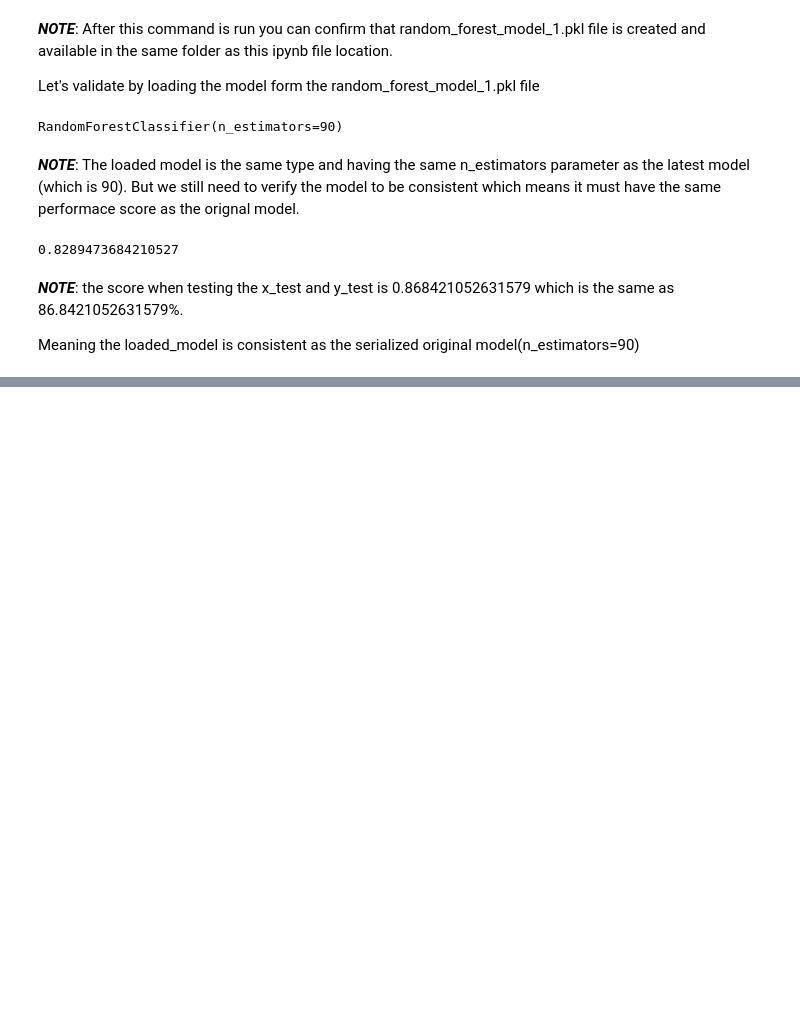
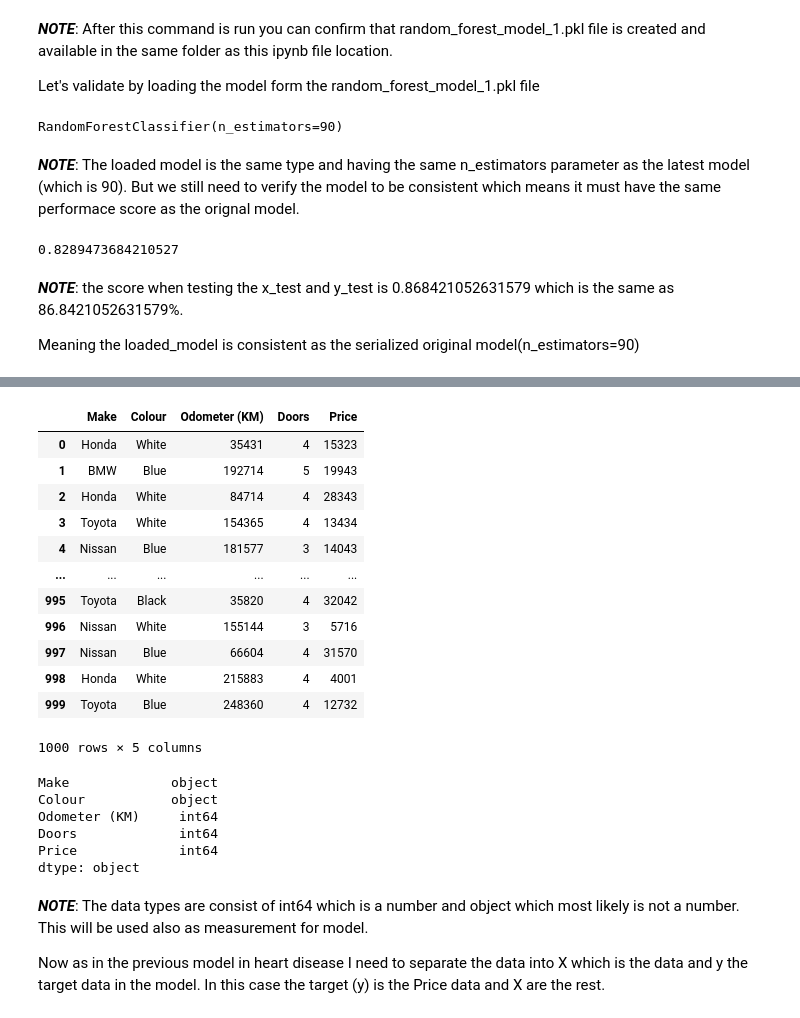
Before and after one commit to m00racle/zero-to-mastery-ml, a Jupyter notebook: section-2-data-science-and-ml-tools/Scikit-Learn-1.ipynb, the cells around one changed output, grey strips where cells are left out. Drawn from its saved outputs; the diff is of its cells as text; code cells hidden in the pictures; blank space fills up the shorter version.

Commit message:
preparing to convert non numeric data

```diff
--- a/section-2-data-science-and-ml-tools/Scikit-Learn-1.ipynb
+++ b/section-2-data-science-and-ml-tools/Scikit-Learn-1.ipynb
@@ -434,0 +459,33 @@ Meaning the loaded_model is consistent as the serialized original model(n_estima
+# %%
+# import the car-sales-extended.csv
+car_sales = pd.read_csv("../data/car-sales-extended.csv")
+car_sales
+# %% [output]
+|  | Make | Colour | Odometer (KM) | Doors | Price |
+| 0 | Honda | White | 35431 | 4 | 15323 |
+| 1 | BMW | Blue | 192714 | 5 | 19943 |
+| 2 | Honda | White | 84714 | 4 | 28343 |
+| 3 | Toyota | White | 154365 | 4 | 13434 |
+| 4 | Nissan | Blue | 181577 | 3 | 14043 |
+| ... | ... | ... | ... | ... | ... |
+| 995 | Toyota | Black | 35820 | 4 | 32042 |
+| 996 | Nissan | White | 155144 | 3 | 5716 |
+| 997 | Nissan | Blue | 66604 | 4 | 31570 |
+| 998 | Honda | White | 215883 | 4 | 4001 |
+| 999 | Toyota | Blue | 248360 | 4 | 12732 |
+1000 rows × 5 columns
+# %%
+# check the data types in the car_sales dataFrame
+car_sales.dtypes
+# %% [output]
+Make             object
+Colour           object
+Odometer (KM)     int64
+Doors             int64
+Price             int64
+dtype: object
+# %% [markdown]
+***NOTE***:
+The data types are consist of int64 which is a number and object which most likely is not a number. This will be used also as measurement for model.
+
+Now as in the previous model in heart disease I need to separate the data into X which is the data and y the target data in the model. In this case the target (y) is the Price data and X are the rest.
```
Also changed, not shown: parts of 13 cells of this notebook.
